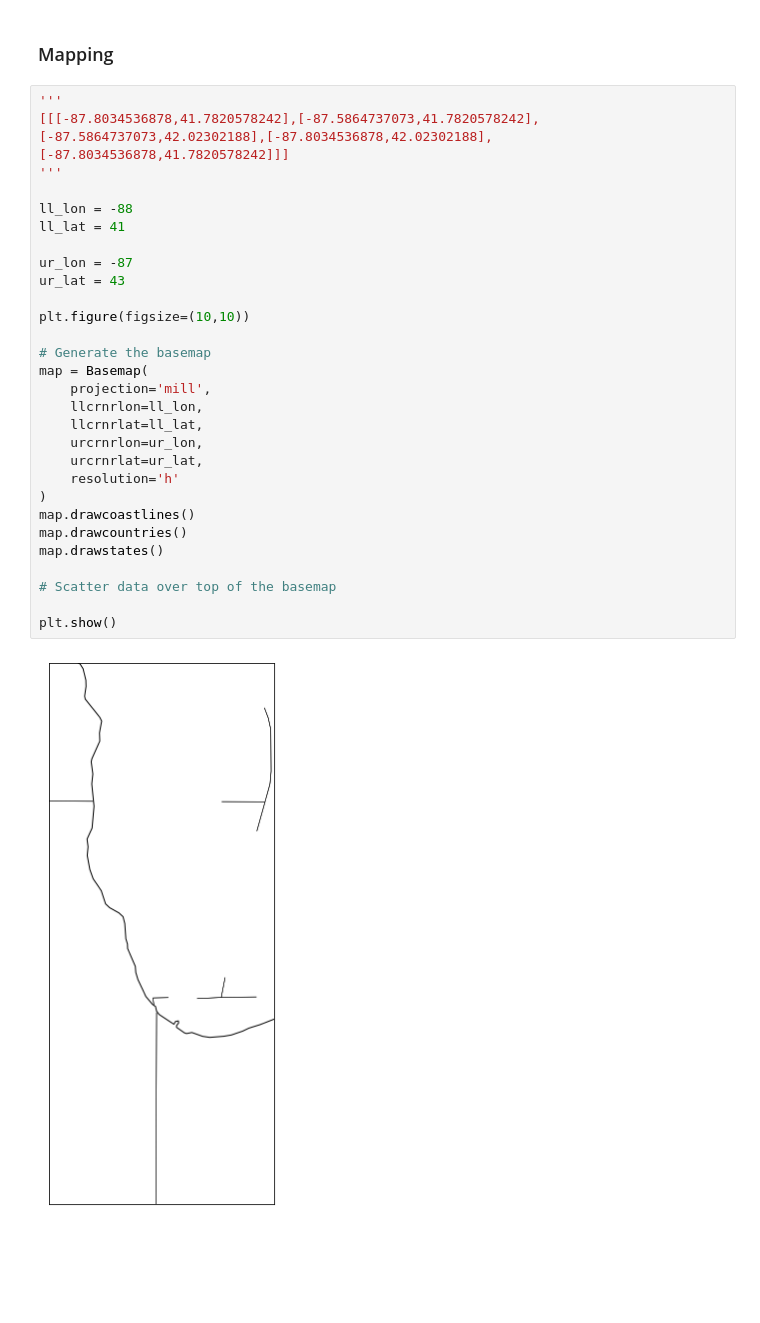
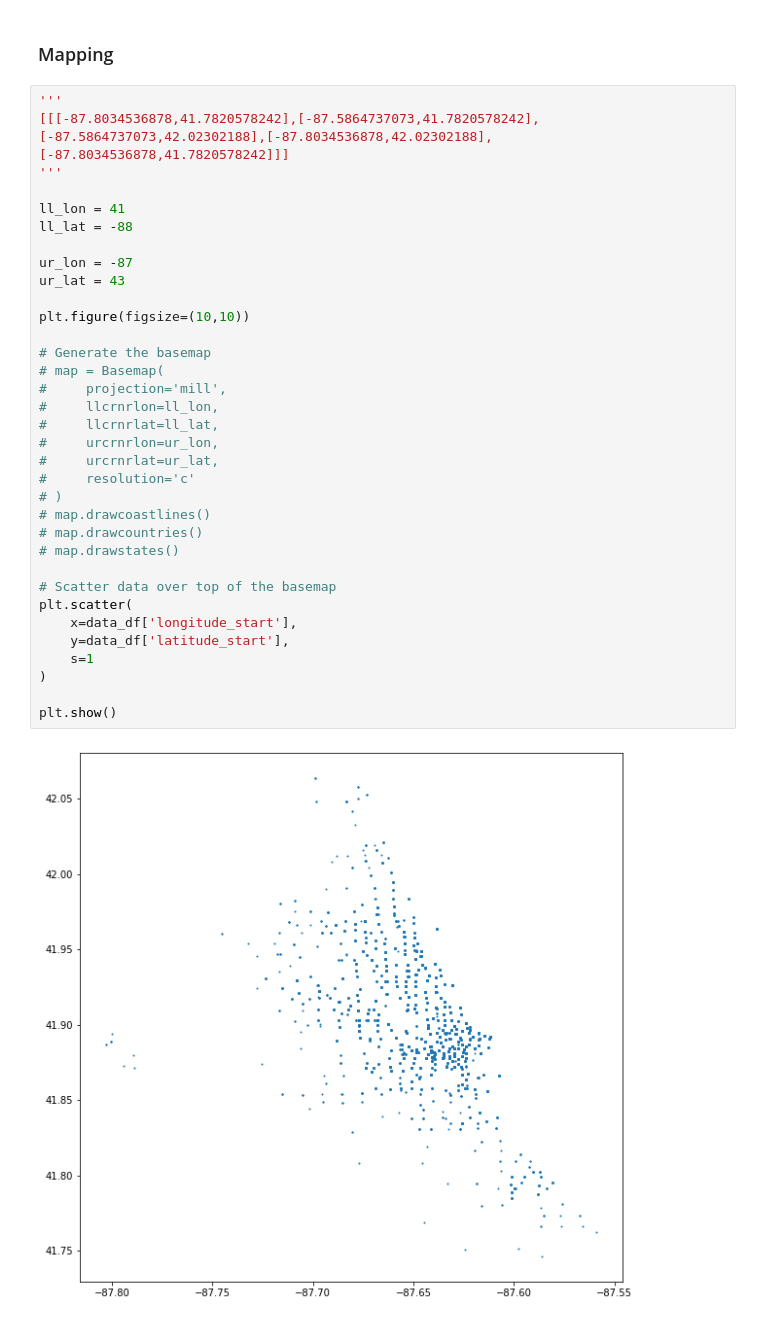
Before and after one commit to mickey-is-codin/data-science, a Jupyter notebook: Kaggle/Divvy/EDA.ipynb, the cells around one changed output. Cells and saved outputs as stored; diff of their text form; blank space fills up the shorter version.

Commit message:
Working on scattering starting locations

```diff
--- a/Kaggle/Divvy/EDA.ipynb
+++ b/Kaggle/Divvy/EDA.ipynb
@@ -137,31 +137,36 @@ for target in dist_targets:
 # %%
 '''
 [[[-87.8034536878,41.7820578242],[-87.5864737073,41.7820578242],[-87.5864737073,42.02302188],[-87.8034536878,42.02302188],[-87.8034536878,41.7820578242]]]
 '''
 
-ll_lon = -88
-ll_lat = 41
+ll_lon = 41
+ll_lat = -88
 
 ur_lon = -87
 ur_lat = 43
 
 plt.figure(figsize=(10,10))
 
 # Generate the basemap
-map = Basemap(
-    projection='mill',
-    llcrnrlon=ll_lon,
-    llcrnrlat=ll_lat,
-    urcrnrlon=ur_lon,
-    urcrnrlat=ur_lat,
-    resolution='h'
-)
-map.drawcoastlines()
-map.drawcountries()
-map.drawstates()
+# map = Basemap(
+#     projection='mill',
+#     llcrnrlon=ll_lon,
+#     llcrnrlat=ll_lat,
+#     urcrnrlon=ur_lon,
+#     urcrnrlat=ur_lat,
+#     resolution='c'
+# )
+# map.drawcoastlines()
+# map.drawcountries()
+# map.drawstates()
 
 # Scatter data over top of the basemap
+plt.scatter(
+    x=data_df['longitude_start'],
+    y=data_df['latitude_start'],
+    s=1
+)
 
 plt.show()
 # %% [output]
-[figure, old version]
+[figure, new version]
```
